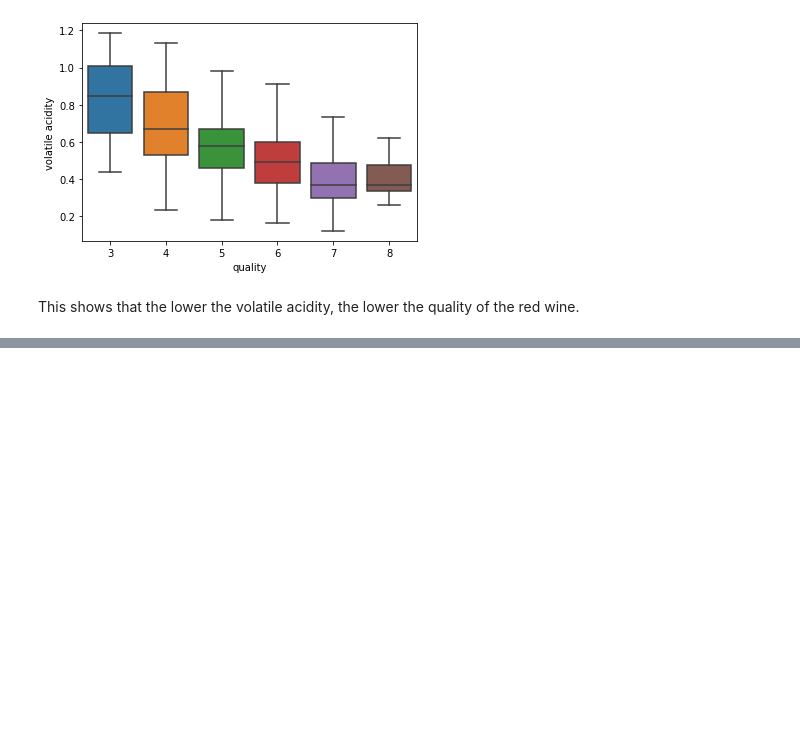
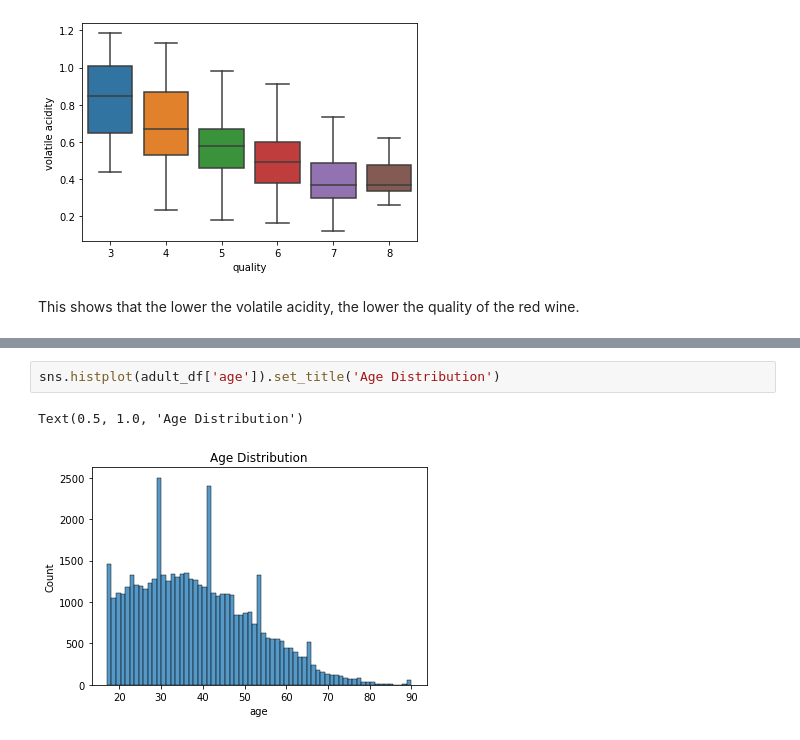
Before and after one commit to Katherine0717/CSC240_Final_Project, a Jupyter notebook: Data Mining Final Project Prospectus TeamX.ipynb, the cells around one changed output, grey strips where cells are left out. Saved outputs shown, nothing was run; the diff lists cells and outputs as text; blank space fills up the shorter version.

```diff
--- a/Data Mining Final Project Prospectus TeamX.ipynb
+++ b/Data Mining Final Project Prospectus TeamX.ipynb
@@ -413,0 +524,5 @@ This shows that the lower the volatile acidity, the lower the quality of the red
+# %%
+sns.histplot(adult_df['age']).set_title('Age Distribution')
+# %% [output]
+Text(0.5, 1.0, 'Age Distribution')
+[figure, added]
```
Also changed, not shown: parts of 22 cells of this notebook.
